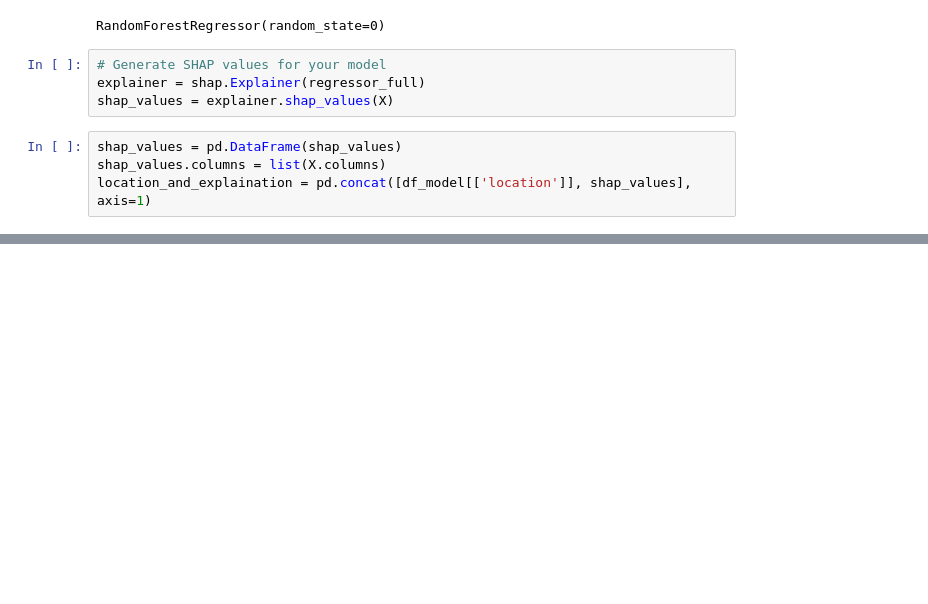
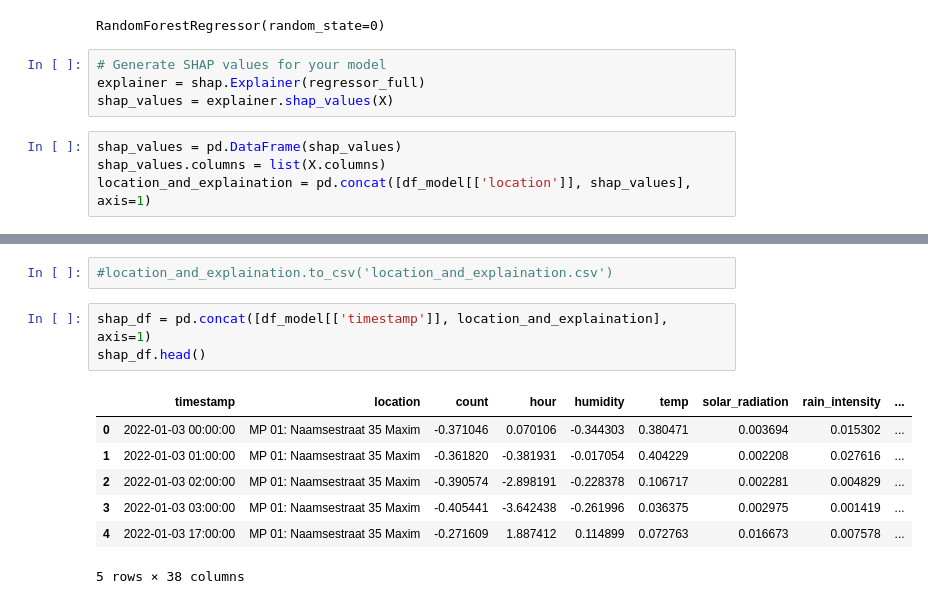
Before and after one commit to ngthien23/KUL-MDA, a Jupyter notebook: WentingJiang/Add_explainability.ipynb, the cells around one changed output, grey strips where cells are left out. Saved outputs shown, nothing was run; the diff lists cells and outputs as text; blank space fills up the shorter version.

Commit message:
added the shap value processing files

```diff
--- a/WentingJiang/Add_explainability.ipynb
+++ b/WentingJiang/Add_explainability.ipynb
@@ -104,0 +126,13 @@ location_and_explaination.head()
+# %%
+#location_and_explaination.to_csv('location_and_explaination.csv')
+# %%
+shap_df = pd.concat([df_model[['timestamp']], location_and_explaination], axis=1)
+shap_df.head()
+# %% [output]
+|  | timestamp | location | count | hour | humidity | temp | solar_radiation | rain_intensity | ... |
+| 0 | 2022-01-03 00:00:00 | MP 01: Naamsestraat 35 Maxim | -0.371046 | 0.070106 | -0.344303 | 0.380471 | 0.003694 | 0.015302 | ... |
+| 1 | 2022-01-03 01:00:00 | MP 01: Naamsestraat 35 Maxim | -0.361820 | -0.381931 | -0.017054 | 0.404229 | 0.002208 | 0.027616 | ... |
+| 2 | 2022-01-03 02:00:00 | MP 01: Naamsestraat 35 Maxim | -0.390574 | -2.898191 | -0.228378 | 0.106717 | 0.002281 | 0.004829 | ... |
+| 3 | 2022-01-03 03:00:00 | MP 01: Naamsestraat 35 Maxim | -0.405441 | -3.642438 | -0.261996 | 0.036375 | 0.002975 | 0.001419 | ... |
+| 4 | 2022-01-03 17:00:00 | MP 01: Naamsestraat 35 Maxim | -0.271609 | 1.887412 | 0.114899 | 0.072763 | 0.016673 | 0.007578 | ... |
+5 rows × 38 columns
```
Also changed, not shown: parts of 13 cells of this notebook, 16 other files.
